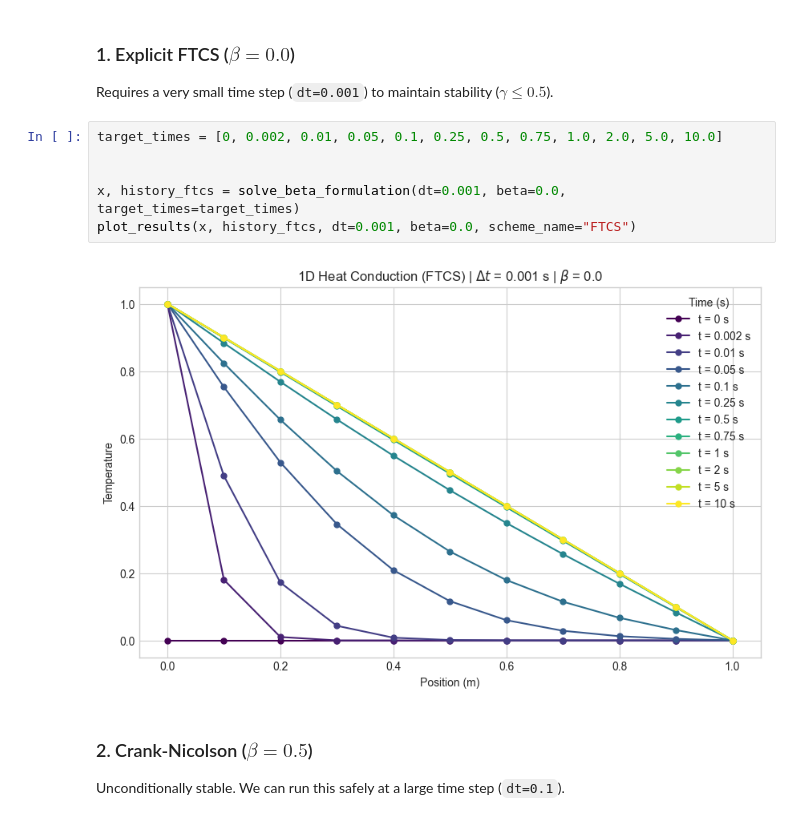
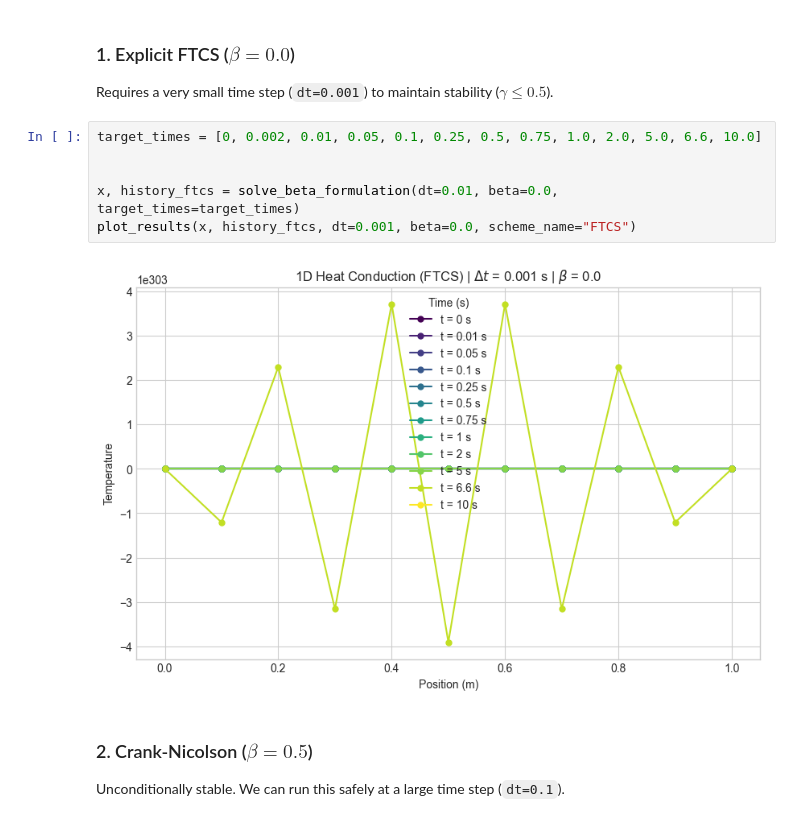
Before and after one commit to divyampande/CFD_Assignments, a Jupyter notebook: Assignment 1/AE25M021.ipynb, the cells around one changed output. Saved outputs shown, nothing was run; the diff lists cells and outputs as text.

Commit message:
Generated a couple more plots to show error amplification.

```diff
--- a/Assignment 1/AE25M021.ipynb
+++ b/Assignment 1/AE25M021.ipynb
@@ -96,13 +96,13 @@ def plot_results(x, T_history, dt, beta, scheme_name):
 ### 1. Explicit FTCS ($\beta = 0.0$)
 Requires a very small time step (`dt=0.001`) to maintain stability ($\gamma \leq 0.5$).
 # %%
-target_times = [0, 0.002, 0.01, 0.05, 0.1, 0.25, 0.5, 0.75, 1.0, 2.0, 5.0, 10.0]
+target_times = [0, 0.002, 0.01, 0.05, 0.1, 0.25, 0.5, 0.75, 1.0, 2.0, 5.0, 6.6, 10.0]
 
 
-x, history_ftcs = solve_beta_formulation(dt=0.001, beta=0.0, target_times=target_times)
+x, history_ftcs = solve_beta_formulation(dt=0.01, beta=0.0, target_times=target_times)
 plot_results(x, history_ftcs, dt=0.001, beta=0.0, scheme_name="FTCS")
 # %% [output]
-[figure, old version]
+[figure, new version]
 # %% [markdown]
 ### 2. Crank-Nicolson ($\beta = 0.5$)
 Unconditionally stable. We can run this safely at a large time step (`dt=0.1`).
```
Also changed, not shown: 2 other files.
